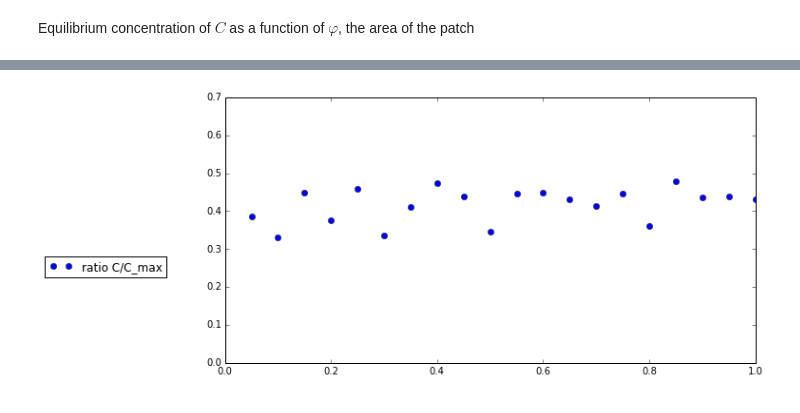
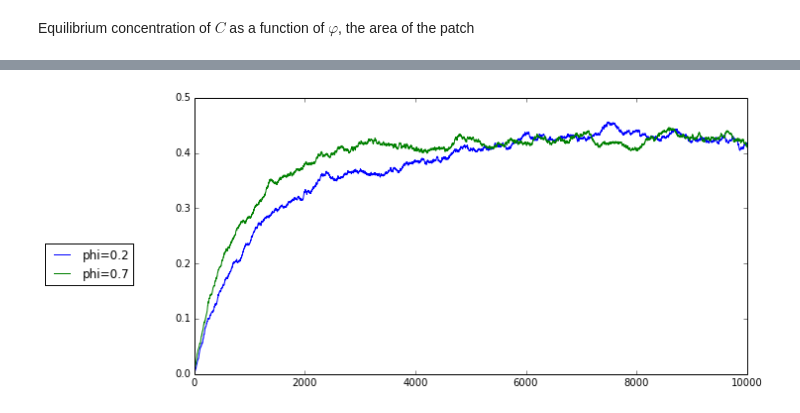
Before and after one commit to clementhenin/dynamical_process, a Jupyter notebook: results/Display.ipynb, the cells around one changed output, grey strips where cells are left out. Cells and saved outputs as stored; diff of their text form; code cells hidden in the pictures.

```diff
--- a/results/Display.ipynb
+++ b/results/Display.ipynb
@@ -92,9 +136 @@ data.tail()
 5 rows × 2 columns
-# %%
-plt.figure(figsize=(10,5))
-for c in data :
-    if c != "ro" :
-        l, = plt.plot(data["ro"], data[c], 'o', label=c)
-plt.legend(bbox_to_anchor=(-0.1,0.3),  loc = 4)
-plt.ylim((0,0.5))
-plt.show()
@@ -119,8 +233,9 @@ data.tail()
 plt.figure(figsize=(10,5))
 for c in data :
     if c != "D1/D0" :
-        l, = plt.plot(data["D1/D0"], data[c], 'o', label=c)
+        l, = plt.plot([ 1 / x for x in data["D1/D0"]], data[c], 'o', label=c)
+D_range = [i/100. for i in range(1,101)]
+plt.plot(D_range, [expected_value2(D1, 0.25) for D1 in D_range], label='theoretical results')
 plt.legend(bbox_to_anchor=(-0.1,0.3),  loc = 4)
-plt.ylim((0,0.7))
 plt.show()
 # %% [output]
@@ -142,0 +276,3 @@ data.tail()
+# %%
+data = pd.read_csv("./experiment7.csv", sep="\t")
+data.tail()
@@ -143,10 +287,9 @@ data.tail()
 # %%
 plt.figure(figsize=(10,5))
 for c in data :
-    if c != "phi" :
-        l, = plt.plot(data["phi"], data[c], 'o', label=c)
+    if c != "nb_step" :
+        plt.plot(data["nb_step"], data[c], label=c)
 plt.legend(bbox_to_anchor=(-0.1,0.3),  loc = 4)
-plt.ylim((0,0.7))
 plt.show()
 # %% [output]
-[figure, old version]
+[figure, new version]
```
Also changed, not shown: parts of 21 cells of this notebook, 4 other files.
